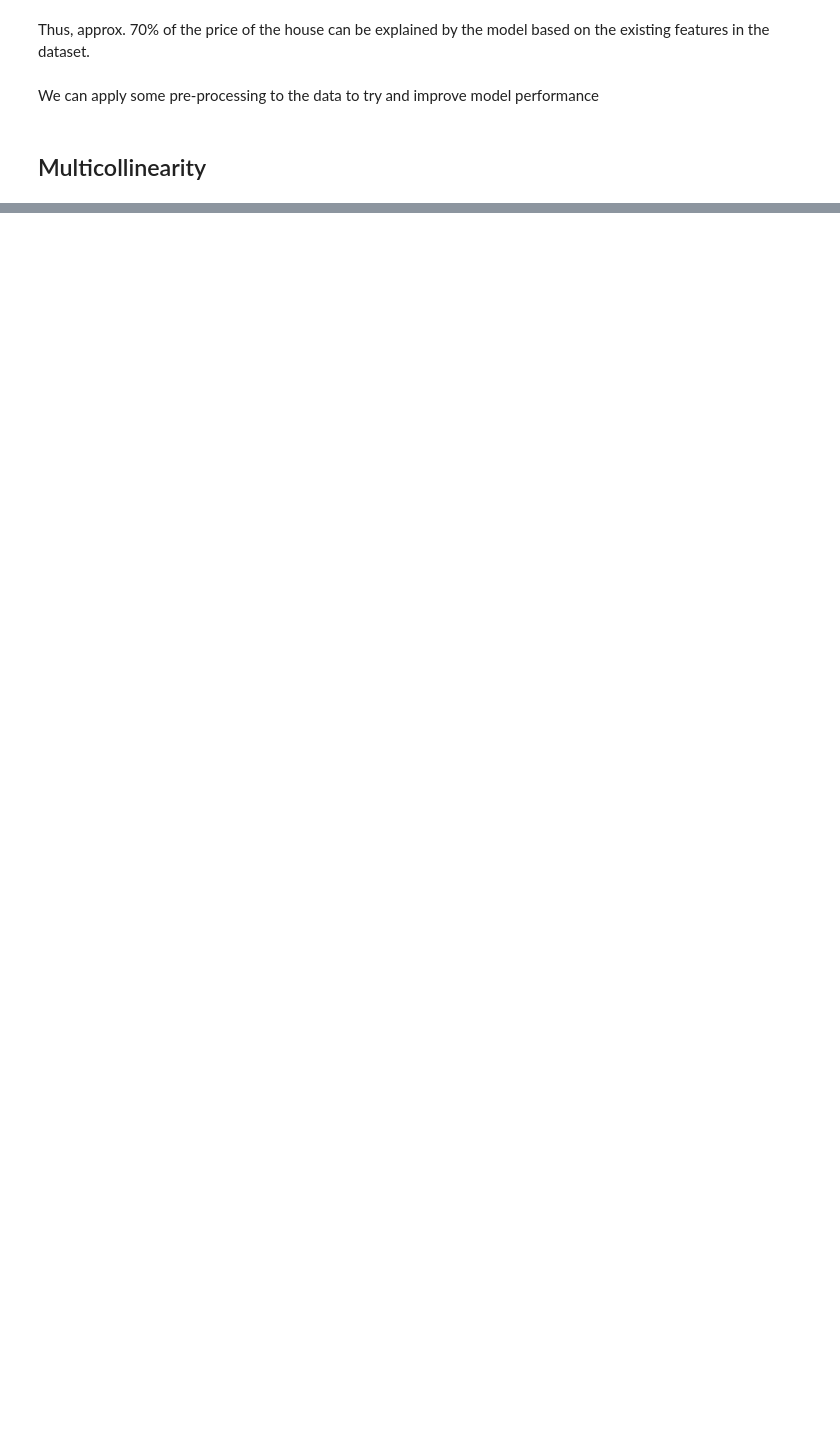
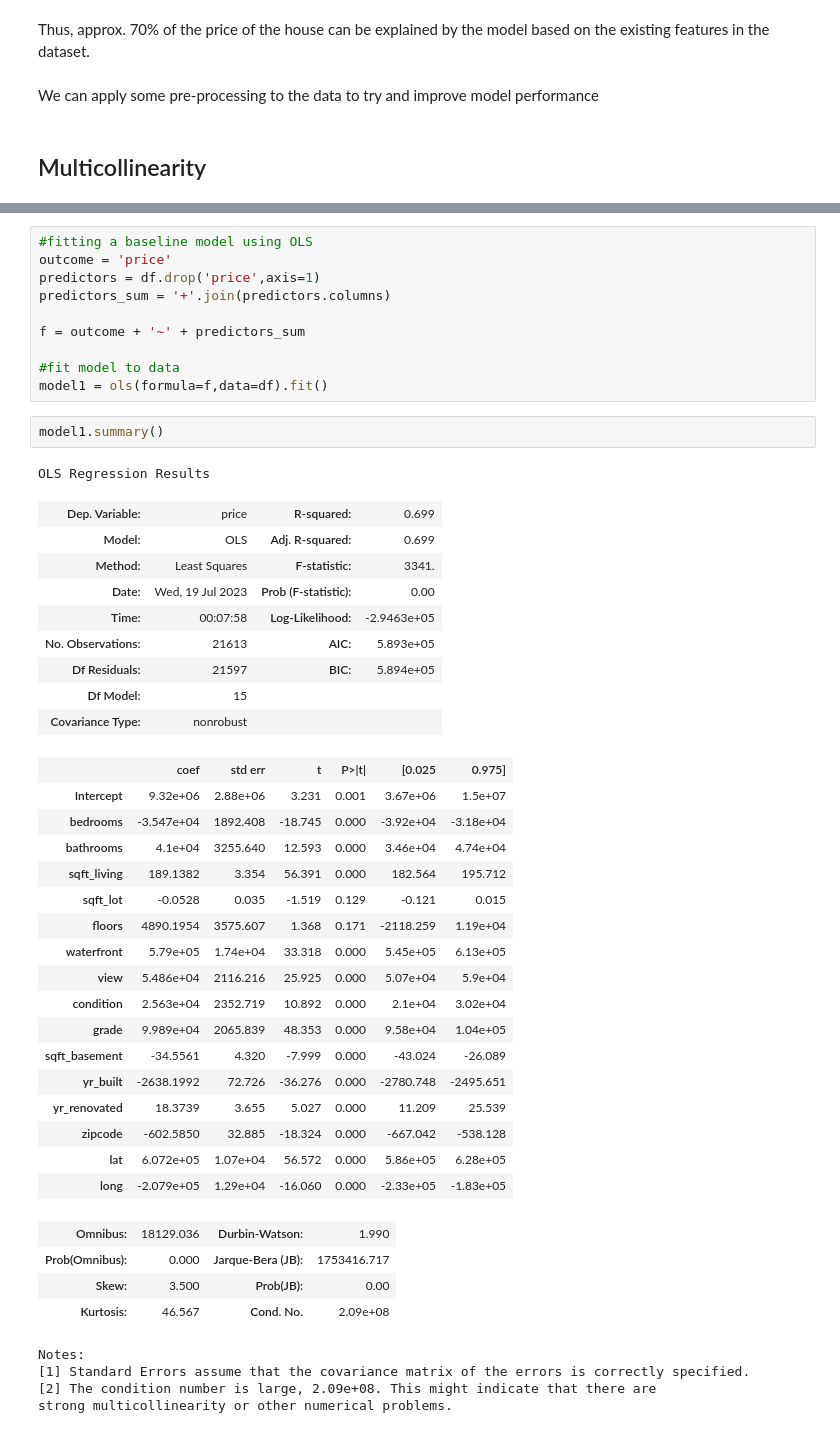
Before and after one commit to rahulakrish/linear_regression, a Jupyter notebook: notebook.ipynb, the cells around one changed output, grey strips where cells are left out. Saved outputs shown, nothing was run; the diff lists cells and outputs as text; blank space fills up the shorter version.

Commit message:
looked at multicollinearity

```diff
--- a/notebook.ipynb
+++ b/notebook.ipynb
@@ -311,0 +322,48 @@ We can apply some pre-processing to the data to try and improve model performanc
+# %%
+#fitting a baseline model using OLS
+outcome = 'price'
+predictors = df.drop('price',axis=1)
+predictors_sum = '+'.join(predictors.columns)
+
+f = outcome + '~' + predictors_sum
+
+#fit model to data
+model1 = ols(formula=f,data=df).fit()
+# %%
+model1.summary()
+# %% [output]
+OLS Regression Results
+| Dep. Variable: | price | R-squared: | 0.699 |
+| Model: | OLS | Adj. R-squared: | 0.699 |
+| Method: | Least Squares | F-statistic: | 3341. |
+| Date: | Wed, 19 Jul 2023 | Prob (F-statistic): | 0.00 |
+| Time: | 00:07:58 | Log-Likelihood: | -2.9463e+05 |
+| No. Observations: | 21613 | AIC: | 5.893e+05 |
+| Df Residuals: | 21597 | BIC: | 5.894e+05 |
+| Df Model: | 15 |  |  |
+| Covariance Type: | nonrobust |  |  |
+|  | coef | std err | t | P>|t| | [0.025 | 0.975] |
+| Intercept | 9.32e+06 | 2.88e+06 | 3.231 | 0.001 | 3.67e+06 | 1.5e+07 |
+| bedrooms | -3.547e+04 | 1892.408 | -18.745 | 0.000 | -3.92e+04 | -3.18e+04 |
+| bathrooms | 4.1e+04 | 3255.640 | 12.593 | 0.000 | 3.46e+04 | 4.74e+04 |
+| sqft_living | 189.1382 | 3.354 | 56.391 | 0.000 | 182.564 | 195.712 |
+| sqft_lot | -0.0528 | 0.035 | -1.519 | 0.129 | -0.121 | 0.015 |
+| floors | 4890.1954 | 3575.607 | 1.368 | 0.171 | -2118.259 | 1.19e+04 |
+| waterfront | 5.79e+05 | 1.74e+04 | 33.318 | 0.000 | 5.45e+05 | 6.13e+05 |
+| view | 5.486e+04 | 2116.216 | 25.925 | 0.000 | 5.07e+04 | 5.9e+04 |
+| condition | 2.563e+04 | 2352.719 | 10.892 | 0.000 | 2.1e+04 | 3.02e+04 |
+| grade | 9.989e+04 | 2065.839 | 48.353 | 0.000 | 9.58e+04 | 1.04e+05 |
+| sqft_basement | -34.5561 | 4.320 | -7.999 | 0.000 | -43.024 | -26.089 |
+| yr_built | -2638.1992 | 72.726 | -36.276 | 0.000 | -2780.748 | -2495.651 |
+| yr_renovated | 18.3739 | 3.655 | 5.027 | 0.000 | 11.209 | 25.539 |
+| zipcode | -602.5850 | 32.885 | -18.324 | 0.000 | -667.042 | -538.128 |
+| lat | 6.072e+05 | 1.07e+04 | 56.572 | 0.000 | 5.86e+05 | 6.28e+05 |
+| long | -2.079e+05 | 1.29e+04 | -16.060 | 0.000 | -2.33e+05 | -1.83e+05 |
+| Omnibus: | 18129.036 | Durbin-Watson: | 1.990 |
+| Prob(Omnibus): | 0.000 | Jarque-Bera (JB): | 1753416.717 |
+| Skew: | 3.500 | Prob(JB): | 0.00 |
+| Kurtosis: | 46.567 | Cond. No. | 2.09e+08 |
+Notes:
+[1] Standard Errors assume that the covariance matrix of the errors is correctly specified.
+[2] The condition number is large, 2.09e+08. This might indicate that there are
+strong multicollinearity or other numerical problems.
```
Also changed, not shown: parts of 15 cells of this notebook.
